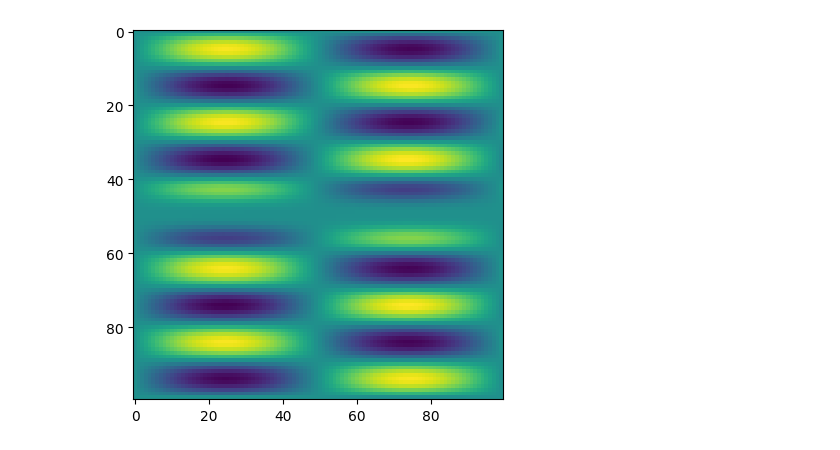
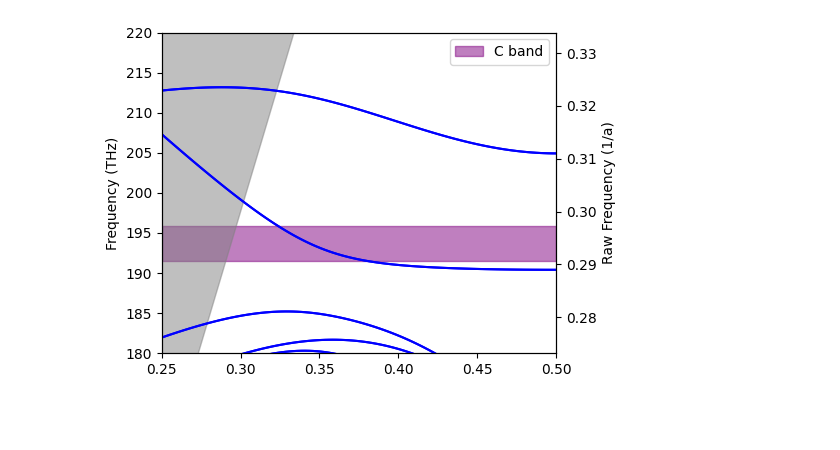
Before and after one commit to DominicJThompson/optGME, a Jupyter notebook: paper2/playground.ipynb, the cells around one changed output. Saved outputs shown, nothing was run; the diff lists cells and outputs as text; code cells hidden in the pictures; blank space fills up the shorter version.

```diff
--- a/paper2/playground.ipynb
+++ b/paper2/playground.ipynb
@@ -58,6 +14,33 @@ Running GME losses k-point: │████████████████
-# %%
-out,_,_ = gme.get_field_xy('E',0,0,0)
-plt.imshow(np.real(out['x']))
-plt.show()
-# %% [output]
-[figure, removed]
+# %%
+a = 455
+phc = optomization.W1(NyChange=0,Ny=7,eps_slab=3.13,dslab=270/a)
+gme = legume.GuidedModeExp(phc,3.01)
+ks = npa.linspace(np.pi*.5,np.pi,100)
+gmeParams = {'verbose':False,'numeig':21,'compute_im':False,'kpoints':npa.array([ks,[0]*len(ks)])}
+gme.run(**gmeParams)
+# %%
+fconv = 299792458/a/1e-9/1e12
+c_band_max = 195.9
+c_band_min = 191.56
+
+fig, ax1 = plt.subplots(figsize=(5.4, 3.8))
+
+# Plot with frequency conversion on the left axis
+ax1.plot(ks/np.pi/2, gme.freqs*fconv, color='b')
+ax1.fill_between(ks/np.pi/2, c_band_min, c_band_max, color='purple', alpha=.5,label='C band')
+ax1.fill_between(ks/np.pi/2, ks*fconv/np.pi/2, np.max(ks)*fconv/np.pi/2, color='gray', alpha=.5)
+ax1.set_ylim(180, 220)
+ax1.set_xlim(0.25, 0.5)
+ax1.set_ylabel('Frequency (THz)')
+
+# Create a second y-axis without frequency conversion
+ax2 = ax1.twinx()
+ax2.plot(ks/np.pi/2, gme.freqs, color='b')
+ax2.set_ylabel('Raw Frequency (1/a)')
+# Match x-limits
+ax2.set_ylim(ax1.get_ylim()[0]/fconv, ax1.get_ylim()[1]/fconv)
+ax1.legend()
+fig.tight_layout()
+plt.show()
+# %% [output]
+[figure, added]
```
Also changed, not shown: parts of 5 cells of this notebook, 3 other files.
